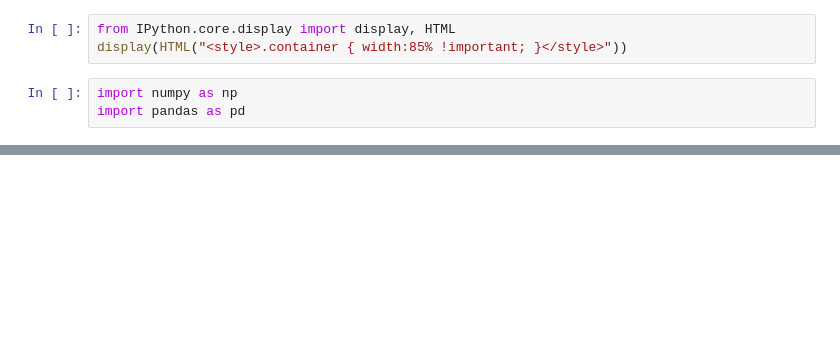
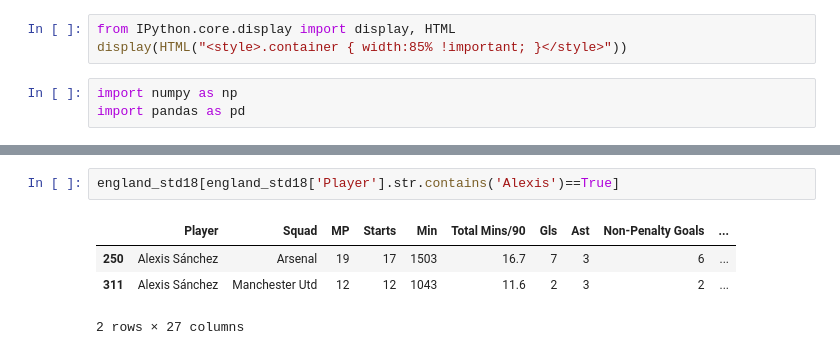
Before and after one commit to sanjitva/Predicting-Football-Player-Transfer-Values, a Jupyter notebook: fbref_4seasons.ipynb, the cells around one changed output, grey strips where cells are left out. Saved outputs shown, nothing was run; the diff lists cells and outputs as text; blank space fills up the shorter version.

Commit message:
player transfered in january have duplicates

```diff
--- a/fbref_4seasons.ipynb
+++ b/fbref_4seasons.ipynb
@@ -749,0 +955,7 @@ final
+# %%
+england_std18[england_std18['Player'].str.contains('Alexis')==True]
+# %% [output]
+|  | Player | Squad | MP | Starts | Min | Total Mins/90 | Gls | Ast | Non-Penalty Goals | ... |
+| 250 | Alexis Sánchez | Arsenal | 19 | 17 | 1503 | 16.7 | 7 | 3 | 6 | ... |
+| 311 | Alexis Sánchez | Manchester Utd | 12 | 12 | 1043 | 11.6 | 2 | 3 | 2 | ... |
+2 rows × 27 columns
```
Also changed, not shown: parts of 14 cells of this notebook, 1 other file.
